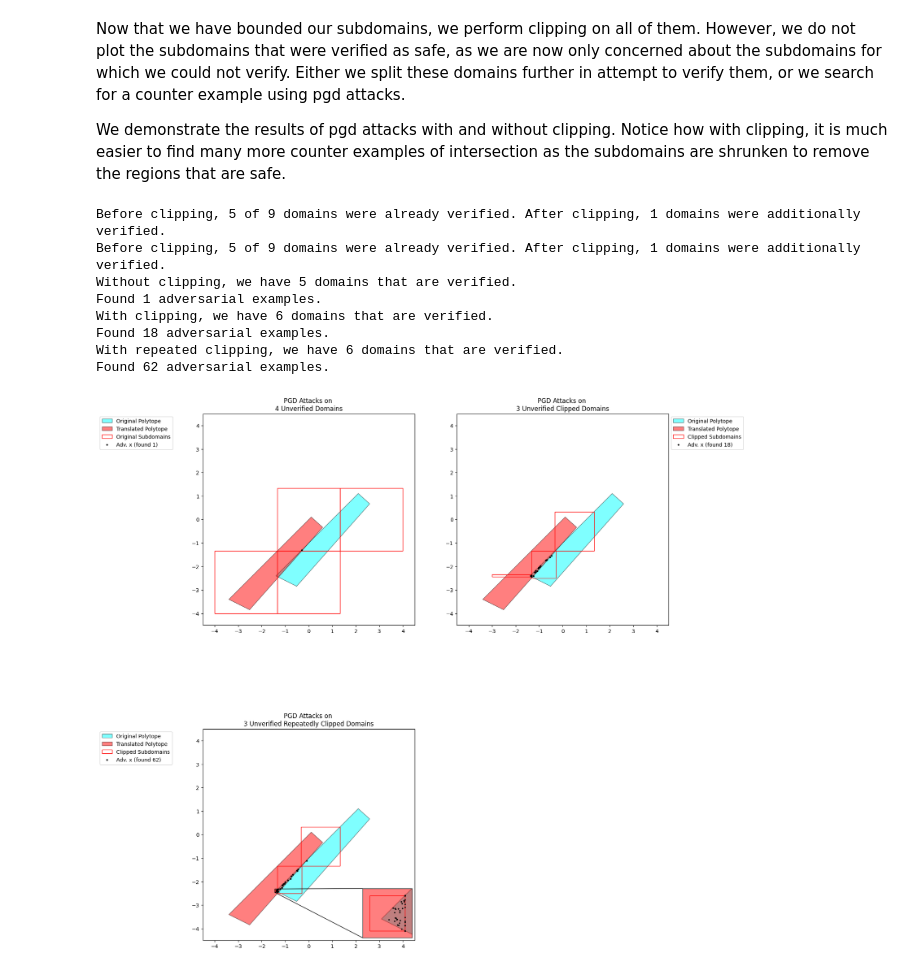
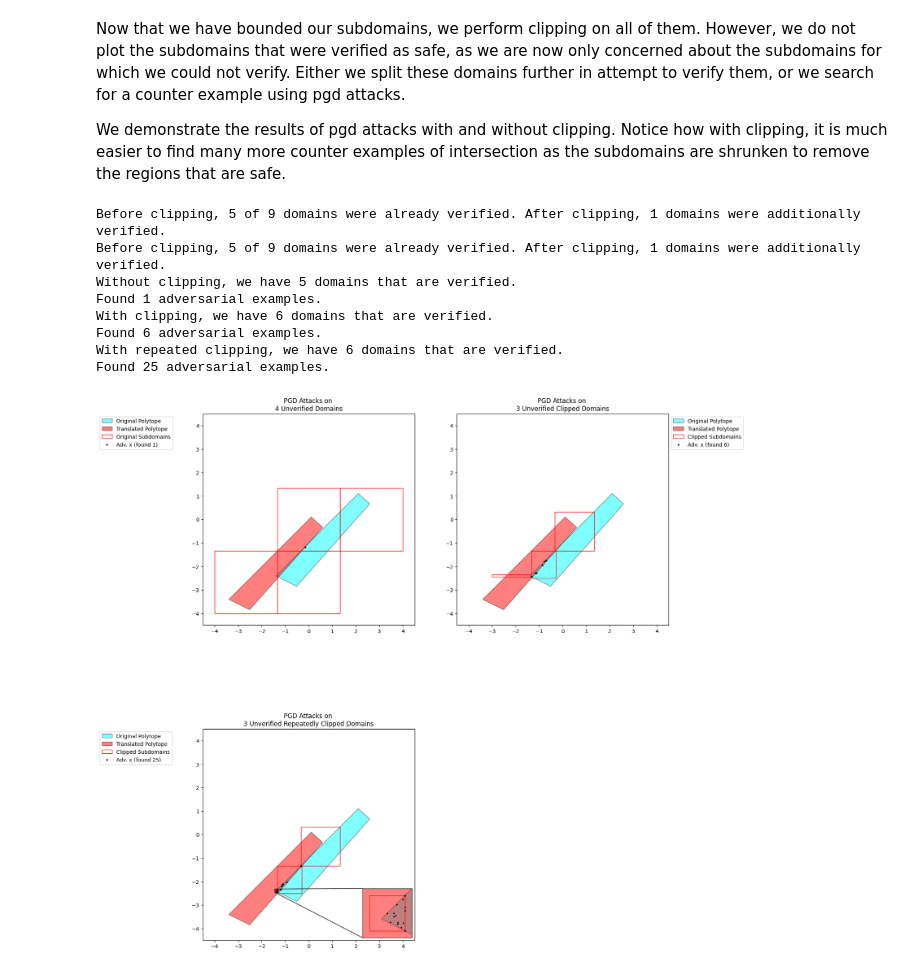
Before and after one commit to ruizegao/ray-casting, a Jupyter notebook: pymunk_examples/testing_convex_polytope_intersection.ipynb, the cells around one changed output. Drawn from its saved outputs; the diff is of its cells as text; code cells hidden in the pictures.

```diff
--- a/pymunk_examples/testing_convex_polytope_intersection.ipynb
+++ b/pymunk_examples/testing_convex_polytope_intersection.ipynb
@@ -659,7 +656,7 @@ repeat_new_xl, repeat_new_xu, repeat_newly_verified = clip_domains(
     None,
     lbias=lbias,
     calculate_dm_lb=True,
-    num_iters=4
+    num_iters=100  # with this configuration, only 2 iterations can be performed
 )
 newly_verified_np = to_numpy(newly_verified)
 fig, axes = plt.subplots(2, 2, figsize=(16, 20))
@@ -677,10 +674,7 @@ for ax in axes:
 original_boxes = to_numpy(torch.cat((xl, xu), dim=1))
 new_boxes = to_numpy(torch.cat((new_xl, new_xu), dim=1))
 repeated_new_boxes = to_numpy(torch.cat((repeat_new_xl, repeat_new_xu), dim=1))
-# print(f"shape original_boxes: {original_boxes.shape}, shape new_boxes: {new_boxes.shape}")
-# print(f"original_boxes: \n{original_boxes[not_safe]}")
-# print(f"new_boxes: \n{new_boxes[np.logical_not(newly_verified_np)]}")
-pgd_samples = 50
+pgd_samples = 20
 std_dev = 0.1  # Standard deviation of the noise
 pgd_steps = 5
 
@@ -801,33 +795,33 @@ for i, (curr_boxes, ax, subdomain_label) in enumerate(zip((original_boxes, new_b
         axins.set_yticks([])
         # Add the same small patch in the inset
         patch_args = {'linewidth': 1, 'edgecolor': 'red', 'facecolor': 'none'}
         # plot the polytopes onto the figure
         plot_convex_polytope(axins, to_numpy(convex_A), to_numpy(convex_b), translation=None,
                              label='Original Polytope')
         plot_convex_polytope(axins, to_numpy(convex_A), to_numpy(convex_b), translation=translation_np, color='red',
                              label='Translated Polytope')
         axins.add_patch(patches.Rectangle((sx1, sy1), width, height, **patch_args))
         axins.scatter(all_adv_x[min_box_idx][:, 0], all_adv_x[min_box_idx][:, 1], color='black', s=3)
         # Mark the inset location
         mark_inset(ax, axins, loc1=2, loc2=3, fc="none", ec="black")
 
 # Set the axis limits based on the box coordinates
 for i, ax in enumerate(axes):
     ax.set_xlim((-4.5, 4.5))
     ax.set_ylim((-4.5, 4.5))
     ax.set_aspect('equal', 'box')
     bbox_to_anchor = (-0.5, 1) if i % 2 == 0 else (1, 1)
     ax.legend(loc='upper left', bbox_to_anchor=bbox_to_anchor)
 
 # Show the plot
 plt.show()
 # %% [output]
 Before clipping, 5 of 9 domains were already verified. After clipping, 1 domains were additionally verified.
 Before clipping, 5 of 9 domains were already verified. After clipping, 1 domains were additionally verified.
 Without clipping, we have 5 domains that are verified.
 Found 1 adversarial examples.
 With clipping, we have 6 domains that are verified.
-Found 18 adversarial examples.
+Found 6 adversarial examples.
 With repeated clipping, we have 6 domains that are verified.
-Found 62 adversarial examples.
+Found 25 adversarial examples.
-[figure, old version]
+[figure, new version]
```
Also changed, not shown: parts of 2 cells of this notebook, 6 other files.
